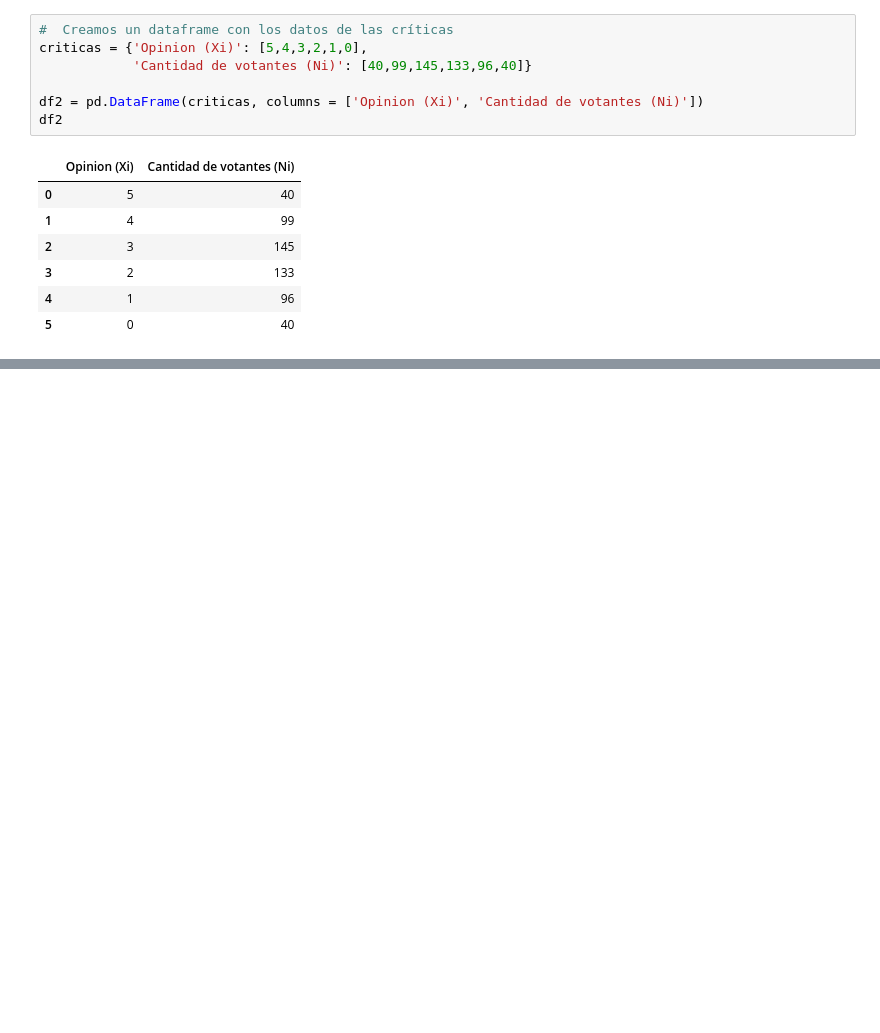
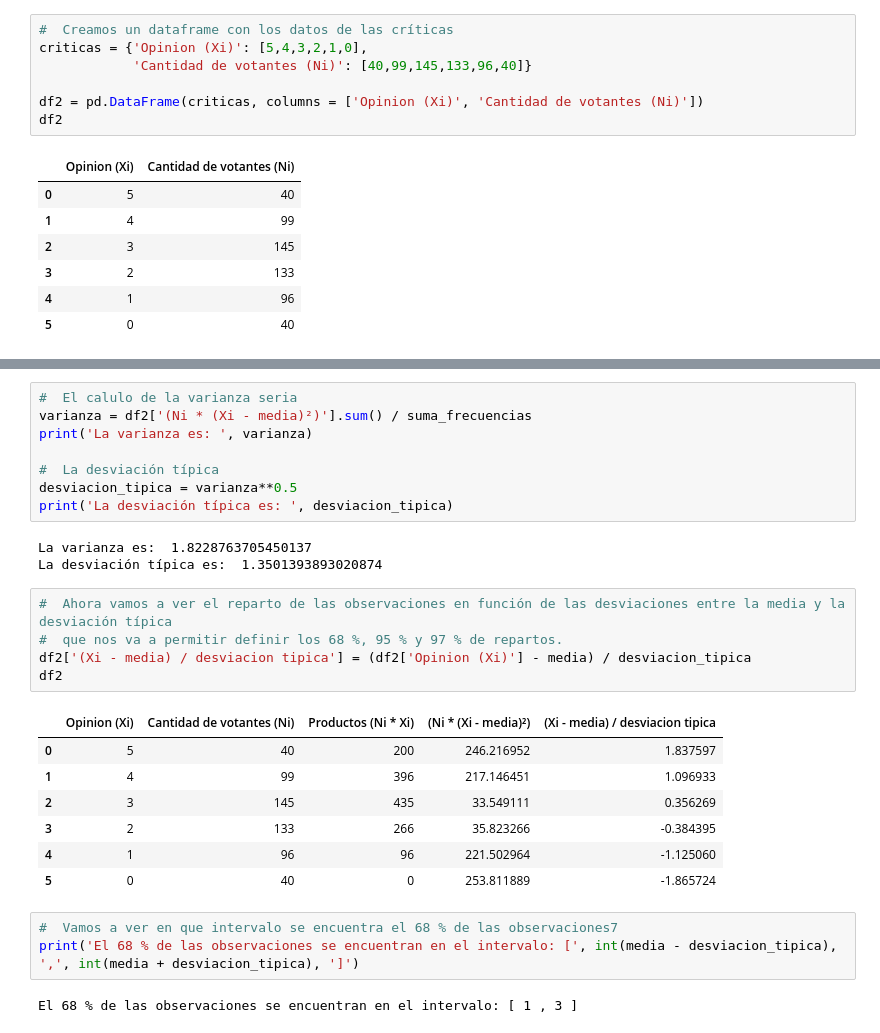
Before and after one commit to Enriquepardo/Criticas-de-peliculas, a Jupyter notebook: criticas.ipynb, the cells around one changed output, grey strips where cells are left out. Saved outputs shown, nothing was run; the diff lists cells and outputs as text; blank space fills up the shorter version.

```diff
--- a/criticas.ipynb
+++ b/criticas.ipynb
@@ -145,0 +147,29 @@ La media es:  2.518987341772152
+# %%
+#  El calulo de la varianza seria
+varianza = df2['(Ni * (Xi - media)²)'].sum() / suma_frecuencias
+print('La varianza es: ', varianza)
+
+#  La desviación típica
+desviacion_tipica = varianza**0.5
+print('La desviación típica es: ', desviacion_tipica)
+# %% [output]
+La varianza es:  1.8228763705450137
+La desviación típica es:  1.3501393893020874
+# %%
+#  Ahora vamos a ver el reparto de las observaciones en función de las desviaciones entre la media y la desviación típica
+#  que nos va a permitir definir los 68 %, 95 % y 97 % de repartos.
+df2['(Xi - media) / desviacion tipica'] = (df2['Opinion (Xi)'] - media) / desviacion_tipica
+df2
+# %% [output]
+|  | Opinion (Xi) | Cantidad de votantes (Ni) | Productos (Ni * Xi) | (Ni * (Xi - media)²) | (Xi - media) / desviacion tipica |
+| 0 | 5 | 40 | 200 | 246.216952 | 1.837597 |
+| 1 | 4 | 99 | 396 | 217.146451 | 1.096933 |
+| 2 | 3 | 145 | 435 | 33.549111 | 0.356269 |
+| 3 | 2 | 133 | 266 | 35.823266 | -0.384395 |
+| 4 | 1 | 96 | 96 | 221.502964 | -1.125060 |
+| 5 | 0 | 40 | 0 | 253.811889 | -1.865724 |
+# %%
+#  Vamos a ver en que intervalo se encuentra el 68 % de las observaciones7
+print('El 68 % de las observaciones se encuentran en el intervalo: [', int(media - desviacion_tipica), ',', int(media + desviacion_tipica), ']')
+# %% [output]
+El 68 % de las observaciones se encuentran en el intervalo: [ 1 , 3 ]
```
Also changed, not shown: parts of 4 cells of this notebook.
